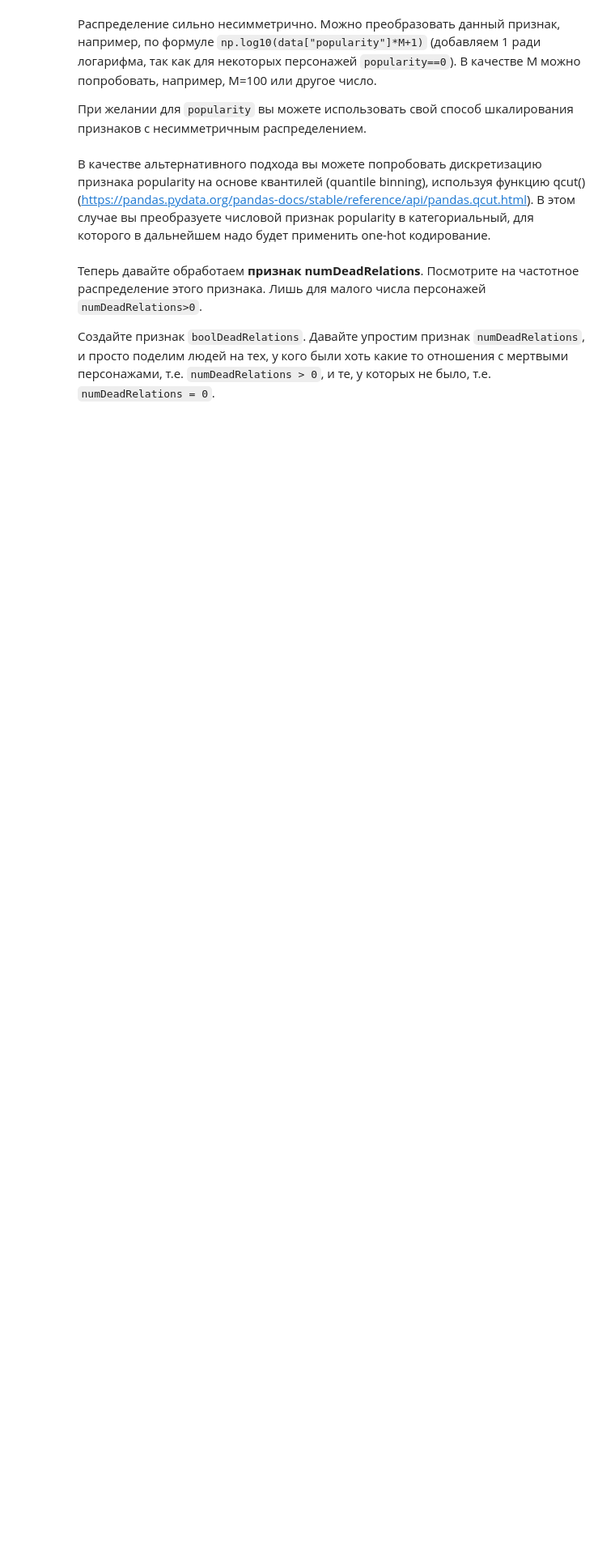
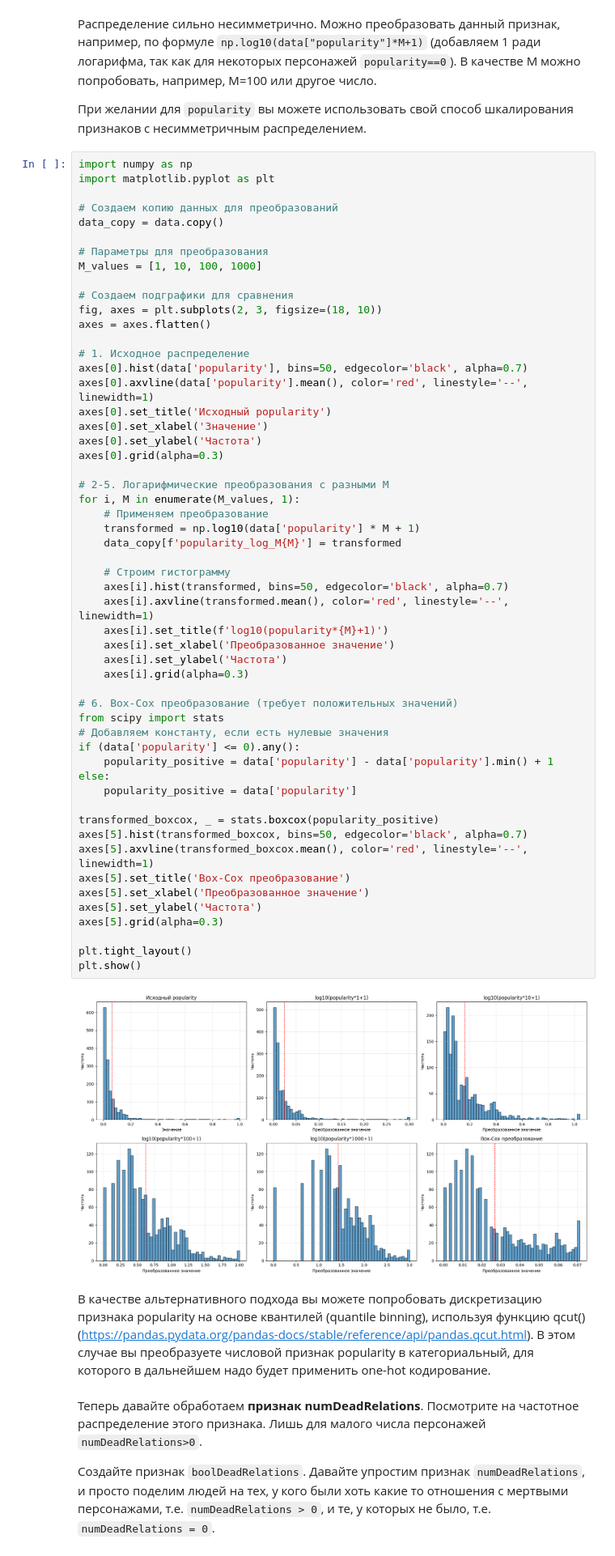
Before and after one commit to ErmolenkoSV/part_1_ml_cv, a Jupyter notebook: week_01_ml_intro/Homework/hw_1_game_of_thrones.ipynb, the cells around one changed output. Shown at 81% size. Drawn from its saved outputs; the diff is of its cells as text; blank space fills up the shorter version.

```diff
--- a/week_01_ml_intro/Homework/hw_1_game_of_thrones.ipynb
+++ b/week_01_ml_intro/Homework/hw_1_game_of_thrones.ipynb
@@ -246,6 +260,62 @@ dtype: int64
 Распределение сильно несимметрично. Можно преобразовать данный признак, например, по формуле `np.log10(data["popularity"]*M+1)` (добавляем 1 ради логарифма, так как для некоторых персонажей `popularity==0`). В качестве M можно попробовать, например, M=100 или другое число.
 
 При желании для `popularity` вы можете использовать свой способ шкалирования признаков с несимметричным распределением.
+# %%
+import numpy as np
+import matplotlib.pyplot as plt
+
+# Создаем копию данных для преобразований
+data_copy = data.copy()
+
+# Параметры для преобразования
+M_values = [1, 10, 100, 1000]
+
+# Создаем подграфики для сравнения
+fig, axes = plt.subplots(2, 3, figsize=(18, 10))
+axes = axes.flatten()
+
+# 1. Исходное распределение
+axes[0].hist(data['popularity'], bins=50, edgecolor='black', alpha=0.7)
+axes[0].axvline(data['popularity'].mean(), color='red', linestyle='--', linewidth=1)
+axes[0].set_title('Исходный popularity')
+axes[0].set_xlabel('Значение')
+axes[0].set_ylabel('Частота')
+axes[0].grid(alpha=0.3)
+
+# 2-5. Логарифмические преобразования с разными M
+for i, M in enumerate(M_values, 1):
+    # Применяем преобразование
+    transformed = np.log10(data['popularity'] * M + 1)
+    data_copy[f'popularity_log_M{M}'] = transformed
+
+    # Строим гистограмму
+    axes[i].hist(transformed, bins=50, edgecolor='black', alpha=0.7)
+    axes[i].axvline(transformed.mean(), color='red', linestyle='--', linewidth=1)
+    axes[i].set_title(f'log10(popularity*{M}+1)')
+    axes[i].set_xlabel('Преобразованное значение')
+    axes[i].set_ylabel('Частота')
+    axes[i].grid(alpha=0.3)
+
+# 6. Box-Cox преобразование (требует положительных значений)
+from scipy import stats
+# Добавляем константу, если есть нулевые значения
+if (data['popularity'] <= 0).any():
+    popularity_positive = data['popularity'] - data['popularity'].min() + 1
+else:
+    popularity_positive = data['popularity']
+
+transformed_boxcox, _ = stats.boxcox(popularity_positive)
+axes[5].hist(transformed_boxcox, bins=50, edgecolor='black', alpha=0.7)
+axes[5].axvline(transformed_boxcox.mean(), color='red', linestyle='--', linewidth=1)
+axes[5].set_title('Box-Cox преобразование')
+axes[5].set_xlabel('Преобразованное значение')
+axes[5].set_ylabel('Частота')
+axes[5].grid(alpha=0.3)
+
+plt.tight_layout()
+plt.show()
+# %% [output]
+[figure, added]
 # %% [markdown]
 В качестве альтернативного подхода вы можете попробовать дискретизацию признака popularity на основе квантилей (quantile binning), используя функцию qcut() (https://pandas.pydata.org/pandas-docs/stable/reference/api/pandas.qcut.html). В этом случае вы преобразуете числовой признак popularity в категориальный, для которого в дальнейшем надо будет применить one-hot кодирование.
 # %% [markdown]
```
Also changed, not shown: parts of 1 cell of this notebook.
